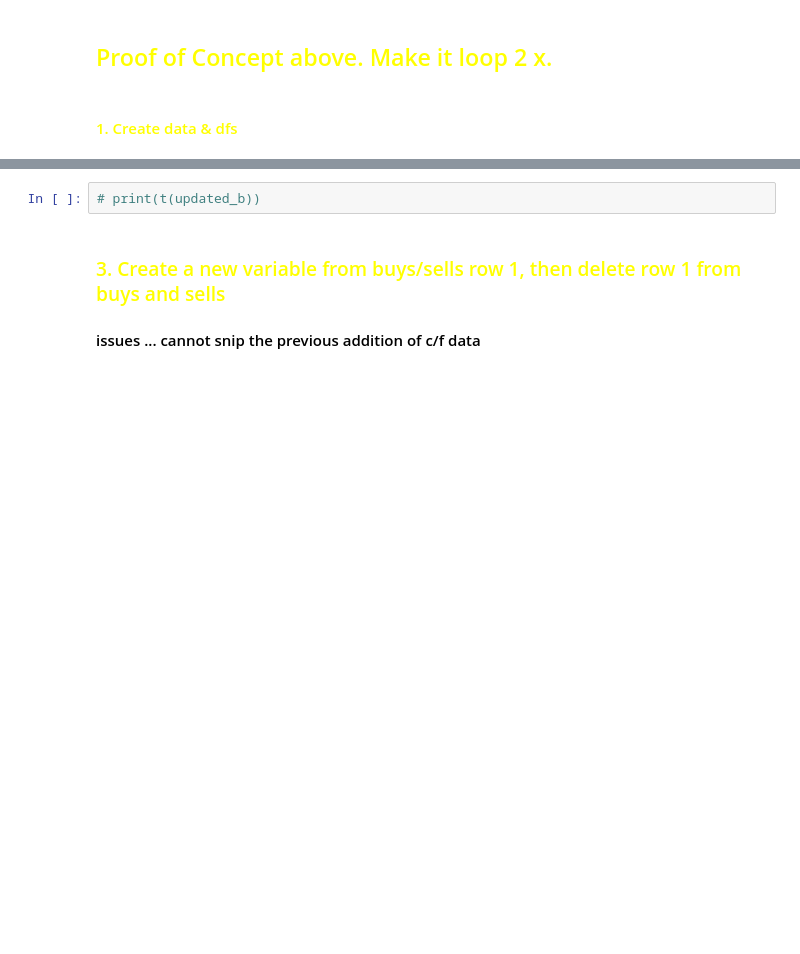
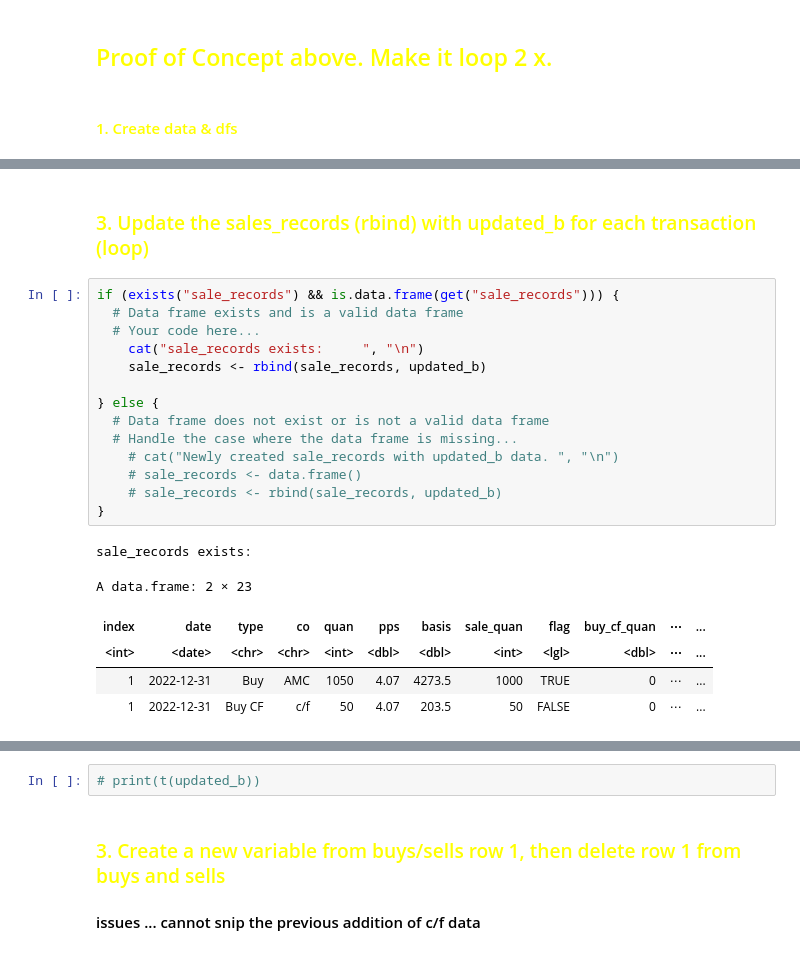
Before and after one commit to GrayCoHub/fifo_redo, a Jupyter notebook: fifo_rows_redo2.ipynb, the cells around one changed output, grey strips where cells are left out. Cells and saved outputs as stored; diff of their text form; blank space fills up the shorter version.

Commit message:
Loop 2 mostly

```diff
--- a/fifo_rows_redo2.ipynb
+++ b/fifo_rows_redo2.ipynb
@@ -405,0 +608,23 @@ b
+# %% [markdown]
+### <font color = yellow>3. Update the sales_records (rbind) with updated_b for each transaction (loop)
+# %%
+if (exists("sale_records") && is.data.frame(get("sale_records"))) {
+  # Data frame exists and is a valid data frame
+  # Your code here...
+    cat("sale_records exists:     ", "\n")
+    sale_records <- rbind(sale_records, updated_b)
+
+} else {
+  # Data frame does not exist or is not a valid data frame
+  # Handle the case where the data frame is missing...
+    # cat("Newly created sale_records with updated_b data. ", "\n")
+    # sale_records <- data.frame()
+    # sale_records <- rbind(sale_records, updated_b)
+}
+# %% [output]
+sale_records exists:
+A data.frame: 2 × 23
+| index | date | type | co | quan | pps | basis | sale_quan | flag | buy_cf_quan | ⋯ | ... |
+| <int> | <date> | <chr> | <chr> | <int> | <dbl> | <dbl> | <int> | <lgl> | <dbl> | ⋯ | ... |
+| 1 | 2022-12-31 | Buy | AMC | 1050 | 4.07 | 4273.5 | 1000 | TRUE | 0 | ⋯ | ... |
+| 1 | 2022-12-31 | Buy CF | c/f | 50 | 4.07 | 203.5 | 50 | FALSE | 0 | ⋯ | ... |
```
Also changed, not shown: parts of 57 cells of this notebook.
